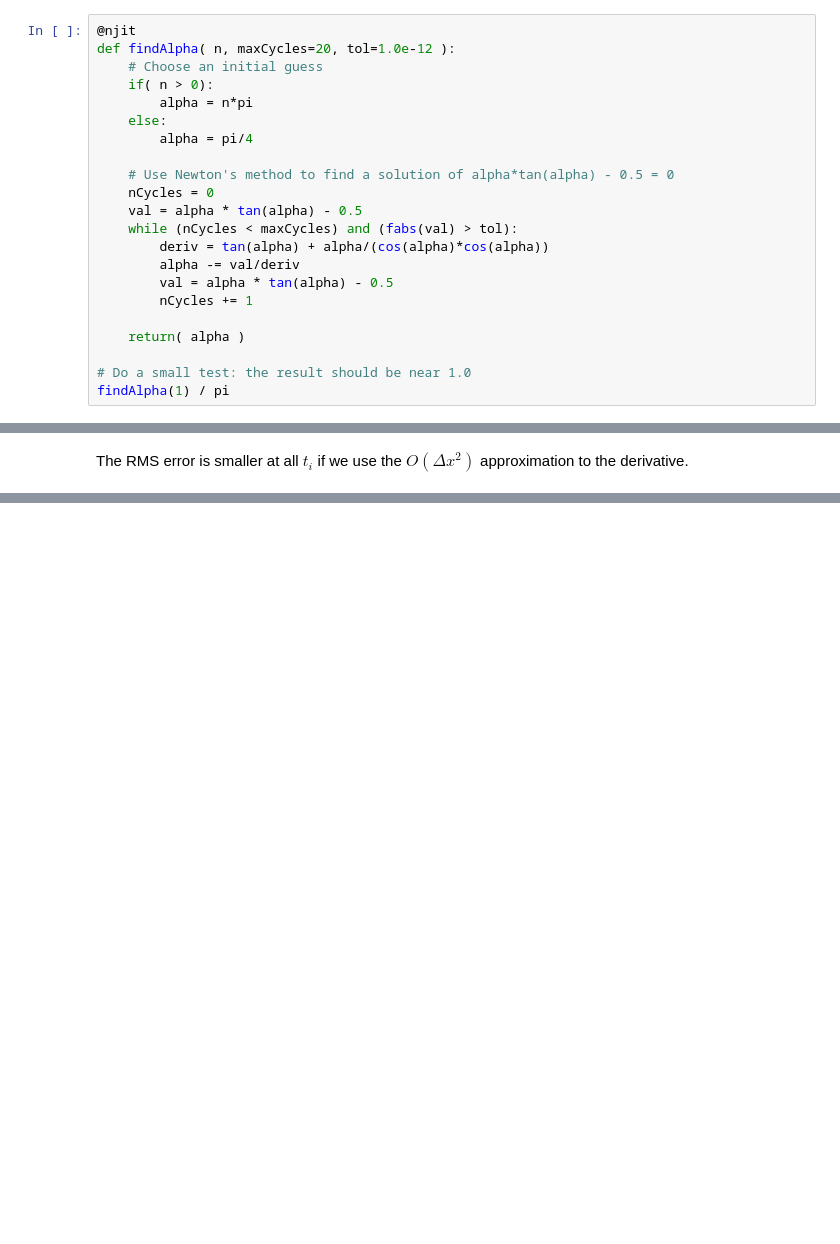
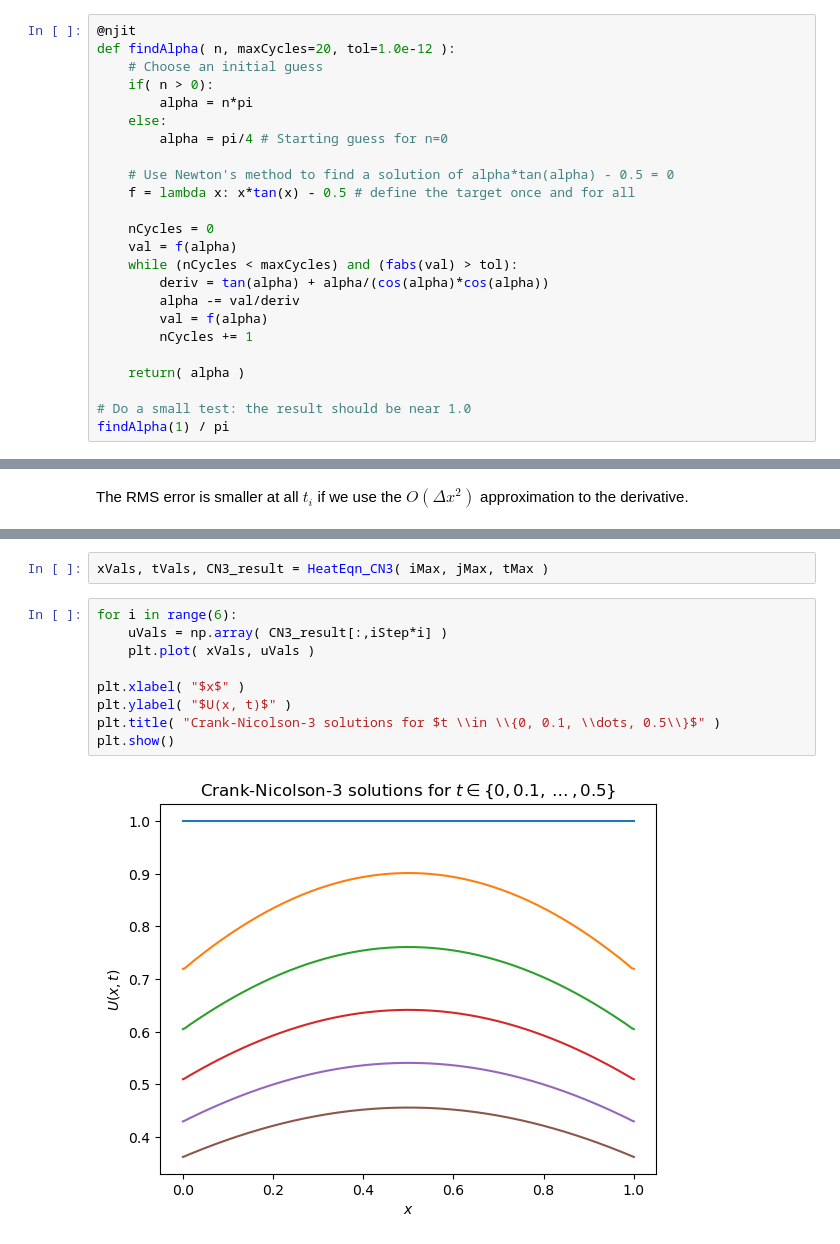
Before and after one commit to VenetianRed/MATH60082-python, a Jupyter notebook: examples/BoundaryConditions.ipynb, the cells around one changed output, grey strips where cells are left out. Saved outputs shown, nothing was run; the diff lists cells and outputs as text; blank space fills up the shorter version.

```diff
--- a/examples/BoundaryConditions.ipynb
+++ b/examples/BoundaryConditions.ipynb
@@ -88,15 +88,17 @@ def findAlpha( n, maxCycles=20, tol=1.0e-12 ):
     if( n > 0):
         alpha = n*pi
     else:
-        alpha = pi/4
+        alpha = pi/4 # Starting guess for n=0
 
     # Use Newton's method to find a solution of alpha*tan(alpha) - 0.5 = 0
+    f = lambda x: x*tan(x) - 0.5 # define the target once and for all
+
     nCycles = 0
-    val = alpha * tan(alpha) - 0.5
+    val = f(alpha)
     while (nCycles < maxCycles) and (fabs(val) > tol):
         deriv = tan(alpha) + alpha/(cos(alpha)*cos(alpha))
         alpha -= val/deriv
-        val = alpha * tan(alpha) - 0.5
+        val = f(alpha)
         nCycles += 1
 
     return( alpha )
@@ -521,0 +614,13 @@ array([0.37692306, 0.3495178 , 0.33484722, 0.31449781, 0.30886189,
+# %%
+xVals, tVals, CN3_result = HeatEqn_CN3( iMax, jMax, tMax )
+# %%
+for i in range(6):
+    uVals = np.array( CN3_result[:,iStep*i] )
+    plt.plot( xVals, uVals )
+
+plt.xlabel( "$x$" )
+plt.ylabel( "$U(x, t)$" )
+plt.title( "Crank-Nicolson-3 solutions for $t \\in \\{0, 0.1, \\dots, 0.5\\}$" )
+plt.show()
+# %% [output]
+[figure, added]
```
Also changed, not shown: parts of 14 cells of this notebook.
